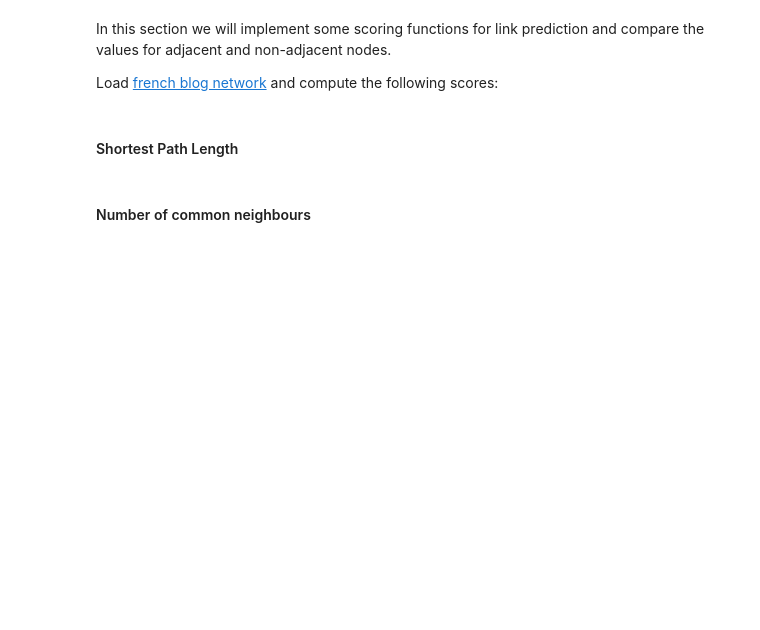
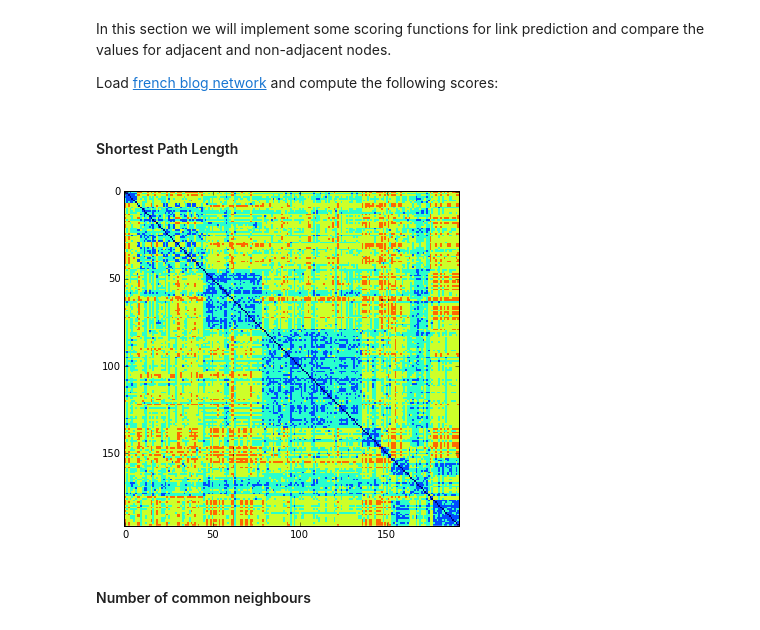
Before and after one commit to shestakoff/social_ntwks, a Jupyter notebook: prediction.ipynb, the cells around one changed output. Drawn from its saved outputs; the diff is of its cells as text; code cells hidden in the pictures; blank space fills up the shorter version.

Commit message:
Prediction

```diff
--- a/prediction.ipynb
+++ b/prediction.ipynb
@@ -75,7 +148,7 @@ In this section we will implement some scoring functions for link prediction and
 
 Load [french blog network](https://www.dropbox.com/s/rn0y18a511vfx1t/fblog.gml?dl=0) and compute the following scores:
 # %%
-g = nx.read_gml('fblog.gml')
+g = nx.read_gml('./seminar_prediction/fblog.gml')
 vNum = g.number_of_nodes()
 # %%
 def matrixPlot(A):
@@ -87,5 +160,9 @@ def matrixPlot(A):
 #### Shortest Path Length
 # %%
 # Your code here
+spScore = nx.shortest_paths.floyd_warshall_numpy(g)
+matrixPlot(spScore)
+# %% [output]
+[figure, added]
 # %% [markdown]
 #### Number of common neighbours
```
Also changed, not shown: parts of 25 cells of this notebook.
